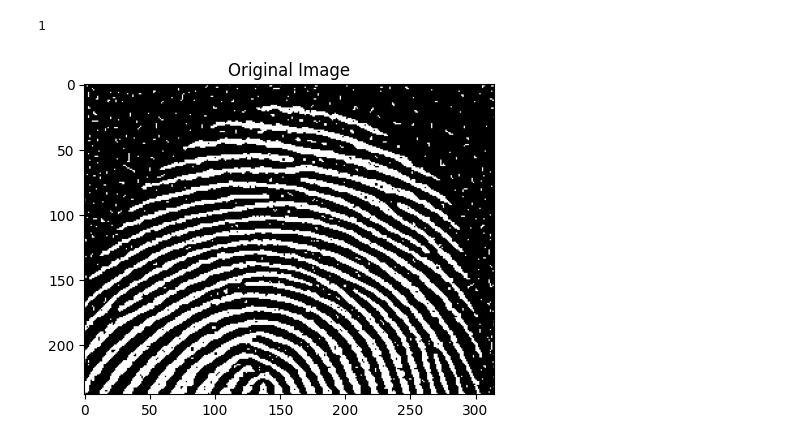
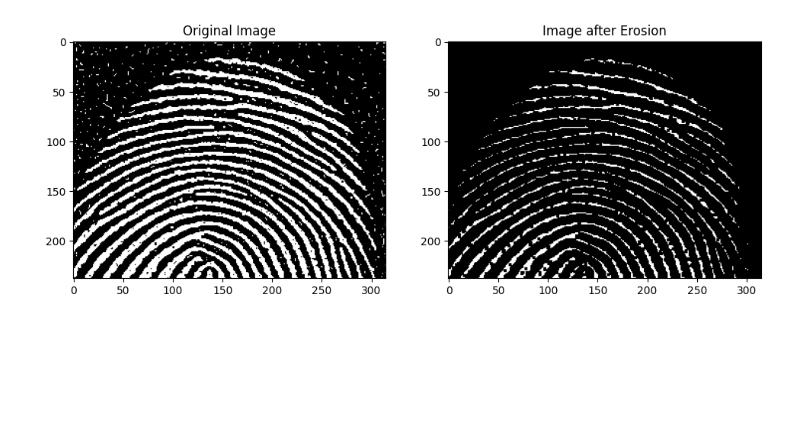
Before and after one commit to fahimahammed/digital-image-processing, a Jupyter notebook: 5-morphological-operations/a-erosion-and-dilation-operations.ipynb, the cells around one changed output. Saved outputs shown, nothing was run; the diff lists cells and outputs as text; code cells hidden in the pictures; blank space fills up the shorter version.

Commit message:
erosion image

```diff
--- a/5-morphological-operations/a-erosion-and-dilation-operations.ipynb
+++ b/5-morphological-operations/a-erosion-and-dilation-operations.ipynb
@@ -42,10 +42,10 @@ def plotImage(row, col, index, image, title):
 # %%
 plt.figure(figsize=(18, 6))
 
 plotImage(1, 3, 1, originalImage, "Original Image")
-erosion(originalImage, structuringElement)
-# plotImage(1, 3, 2, noisyImage, "Noisy Image")
+
+erodedImage = erosion(originalImage, structuringElement)
+plotImage(1, 3, 2, erodedImage, "Image after Erosion")
 # plotImage(1, 3, 3, magnitudeSpectrum, "DFT Magnitude Spectrum")
 # %% [output]
-1
-[figure, old version]
+[figure, new version]
```
